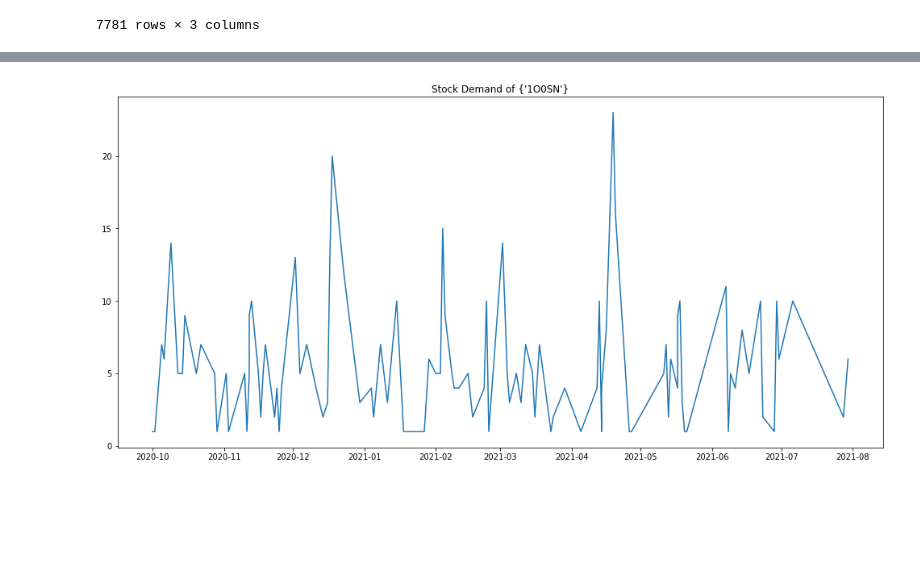
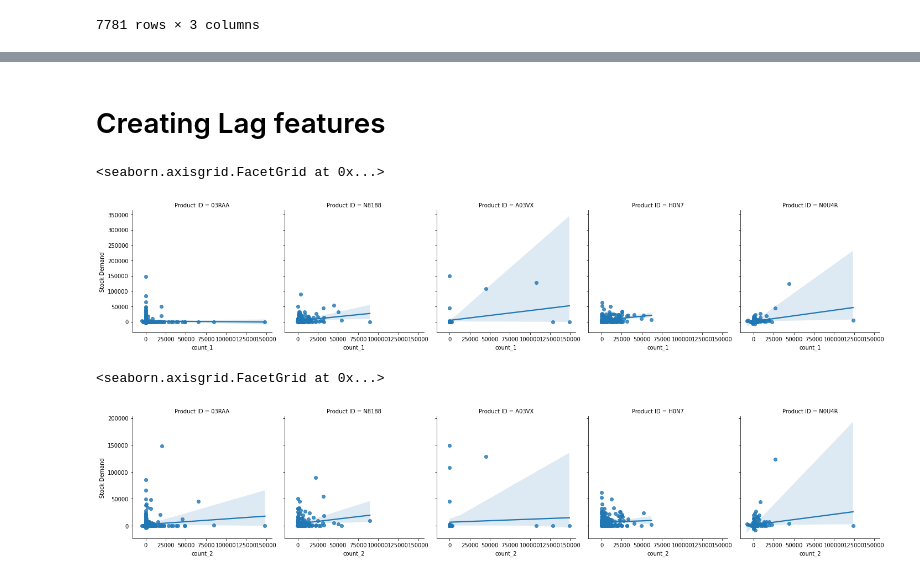
Before and after one commit to Ok3ks/Tabular_data, a Jupyter notebook: pharm.ipynb, the cells around one changed output, grey strips where cells are left out. Saved outputs shown, nothing was run; the diff lists cells and outputs as text; code cells hidden in the pictures; blank space fills up the shorter version.

```diff
--- a/pharm.ipynb
+++ b/pharm.ipynb
@@ -254,2 +280,4 @@ products
+# %% [markdown]
+# Creating Lag features
 # %%
 #Using previous stock count as features
@@ -261,7 +288,14 @@ prod_1.reset_index(inplace= True)
-# %%
-plt.figure(figsize=(17,8))
-plt.plot(prod_1['Date'], prod_1['Stock Demand'] )
-plt.title('Stock Demand of {}'.format(set(prod_1['Product ID'])))
-plt.show()
-# %% [output]
-[figure, removed]
+# %%
+#Displays relationship between Stock Demand and number of lag days = 1
+g = sns.FacetGrid(Top_5_df, col = "Product ID", height= 4)
+g.map(sns.regplot, "count_1", "Stock Demand")
+# %% [output]
+<seaborn.axisgrid.FacetGrid at 0x...>
+[figure, added]
+# %%
+#Displays relationship between Stock Demand and number of lag days = 2
+g = sns.FacetGrid(Top_5_df, col = "Product ID", height= 4)
+g.map(sns.regplot, "count_2", "Stock Demand")
+# %% [output]
+<seaborn.axisgrid.FacetGrid at 0x...>
+[figure, added]
```
Also changed, not shown: parts of 52 cells of this notebook.
